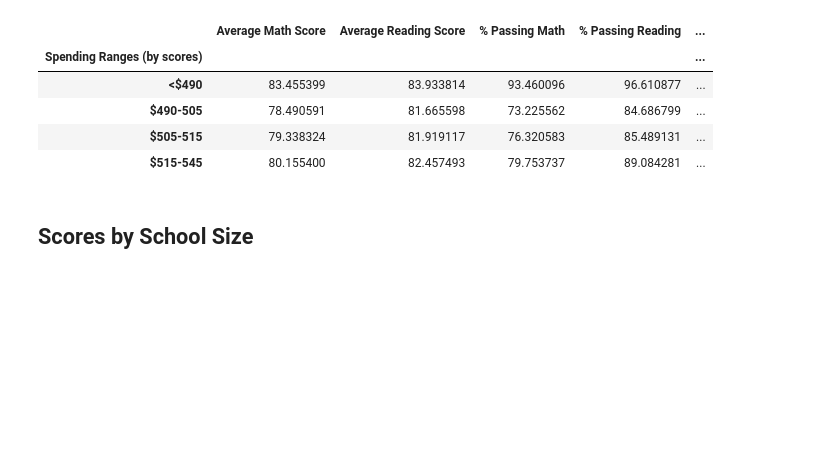
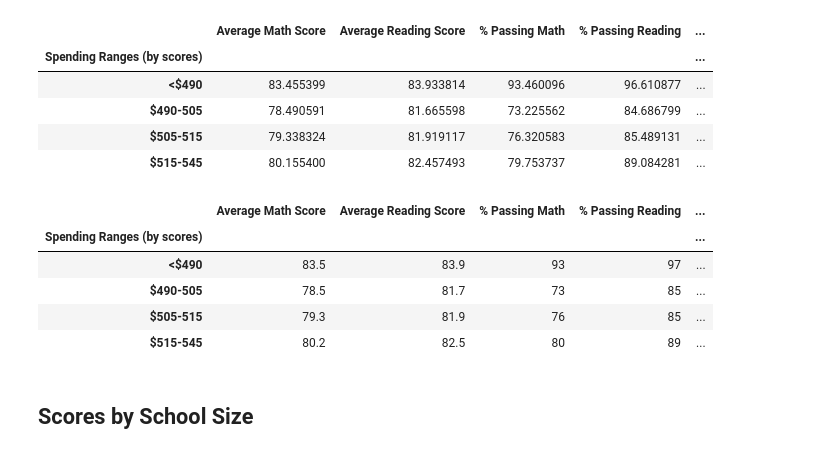
Before and after one commit to noahshlesinger/School_District_Analysis, a Jupyter notebook: PyCitySchools_Challenge_starter_code.ipynb, the cells around one changed output. Saved outputs shown, nothing was run; the diff lists cells and outputs as text; code cells hidden in the pictures; blank space fills up the shorter version.

```diff
--- a/PyCitySchools_Challenge_starter_code.ipynb
+++ b/PyCitySchools_Challenge_starter_code.ipynb
@@ -474,11 +474,18 @@ spending_by_scores_summary_df
 | $515-545 | 80.155400 | 82.457493 | 79.753737 | 89.084281 | ... |
 # %%
 # Format the DataFrame
-spending_by_scores_summary_df["Average Math Score"] = size_summary_df["Average Math Score"].map("{:.1f}".format)
-spending_by_scores_summary_df["Average Reading Score"] = size_summary_df["Average Reading Score"].map("{:.1f}".format)
-spending_by_scores_summary_df["% Passing Math"] = size_summary_df["% Passing Math"].map("{:.0f}".format)
-spending_by_scores_summary_df["% Passing Reading"] = size_summary_df["% Passing Reading"].map("{:.0f}".format)
-spending_by_scores_summary_df["% Overall Passing"] = size_summary_df["% Overall Passing"].map("{:.0f}".format)
+spending_by_scores_summary_df["Average Math Score"] = spending_by_scores_summary_df["Average Math Score"].map("{:.1f}".format)
+spending_by_scores_summary_df["Average Reading Score"] = spending_by_scores_summary_df["Average Reading Score"].map("{:.1f}".format)
+spending_by_scores_summary_df["% Passing Math"] = spending_by_scores_summary_df["% Passing Math"].map("{:.0f}".format)
+spending_by_scores_summary_df["% Passing Reading"] = spending_by_scores_summary_df["% Passing Reading"].map("{:.0f}".format)
+spending_by_scores_summary_df["% Overall Passing"] = spending_by_scores_summary_df["% Overall Passing"].map("{:.0f}".format)
 spending_by_scores_summary_df
+# %% [output]
+|  | Average Math Score | Average Reading Score | % Passing Math | % Passing Reading | ... |
+| Spending Ranges (by scores) |  |  |  |  | ... |
+| <$490 | 83.5 | 83.9 | 93 | 97 | ... |
+| $490-505 | 78.5 | 81.7 | 73 | 85 | ... |
+| $505-515 | 79.3 | 81.9 | 76 | 85 | ... |
+| $515-545 | 80.2 | 82.5 | 80 | 89 | ... |
 # %% [markdown]
 ## Scores by School Size
```
Also changed, not shown: parts of 9 cells of this notebook.
